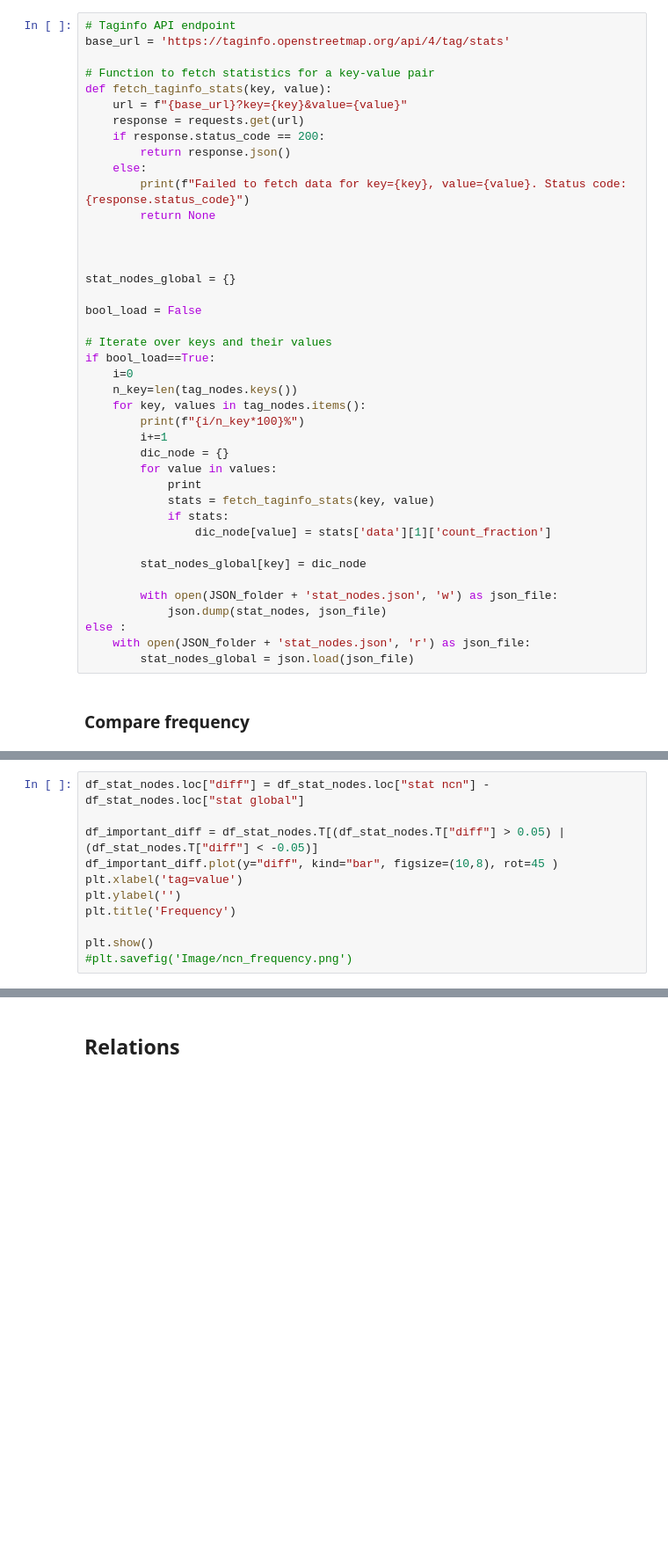
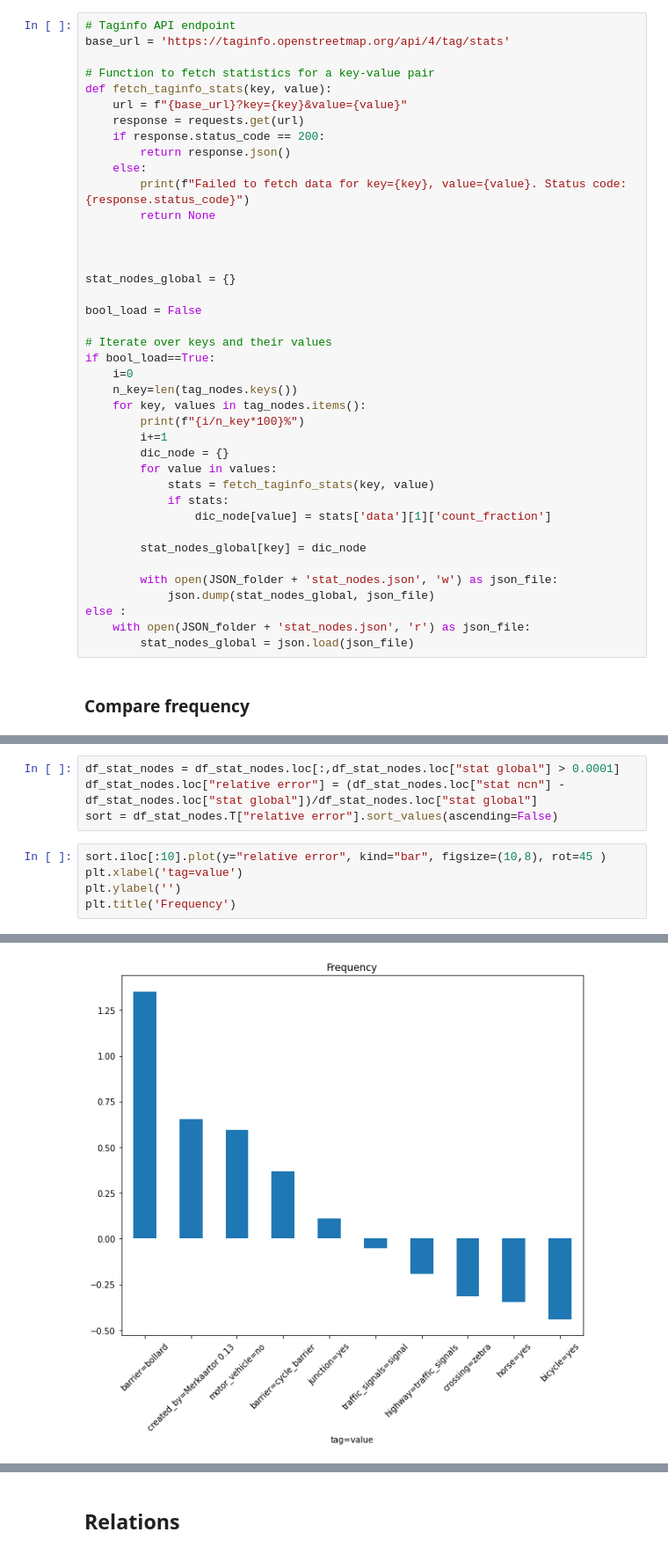
Before and after one commit to IgrecL/national-roads, a Jupyter notebook: utils/Selected_nodes_analysis.ipynb, the cells around one changed output, grey strips where cells are left out. Shown at 88% size. Cells and saved outputs as stored; diff of their text form; blank space fills up the shorter version.

```diff
--- a/utils/Selected_nodes_analysis.ipynb
+++ b/utils/Selected_nodes_analysis.ipynb
@@ -215,7 +225,6 @@ if bool_load==True:
         i+=1
         dic_node = {}
         for value in values:
-            print
             stats = fetch_taginfo_stats(key, value)
             if stats:
                 dic_node[value] = stats['data'][1]['count_fraction']
@@ -223,7 +232,7 @@ if bool_load==True:
         stat_nodes_global[key] = dic_node
 
         with open(JSON_folder + 'stat_nodes.json', 'w') as json_file:
-            json.dump(stat_nodes, json_file)
+            json.dump(stat_nodes_global, json_file)
 else :
     with open(JSON_folder + 'stat_nodes.json', 'r') as json_file:
         stat_nodes_global = json.load(json_file)
@@ -252,11 +259,10 @@ KeyError: 'crossing'
 # %%
-df_stat_nodes.loc["diff"] = df_stat_nodes.loc["stat ncn"] - df_stat_nodes.loc["stat global"]
-
-df_important_diff = df_stat_nodes.T[(df_stat_nodes.T["diff"] > 0.05) | (df_stat_nodes.T["diff"] < -0.05)]
-df_important_diff.plot(y="diff", kind="bar", figsize=(10,8), rot=45 )
-plt.xlabel('tag=value')
-plt.ylabel('')
-plt.title('Frequency')
-
-plt.show()
-#plt.savefig('Image/ncn_frequency.png')
+df_stat_nodes = df_stat_nodes.loc[:,df_stat_nodes.loc["stat global"] > 0.0001]
+df_stat_nodes.loc["relative error"] = (df_stat_nodes.loc["stat ncn"] - df_stat_nodes.loc["stat global"])/df_stat_nodes.loc["stat global"]
+sort = df_stat_nodes.T["relative error"].sort_values(ascending=False)
+# %%
+sort.iloc[:10].plot(y="relative error", kind="bar", figsize=(10,8), rot=45 )
+plt.xlabel('tag=value')
+plt.ylabel('')
+plt.title('Frequency')
+# %% [output]
@@ -262,0 +270 @@ plt.show()
+[figure, added]
```
Also changed, not shown: parts of 22 cells of this notebook, 1 other file.
